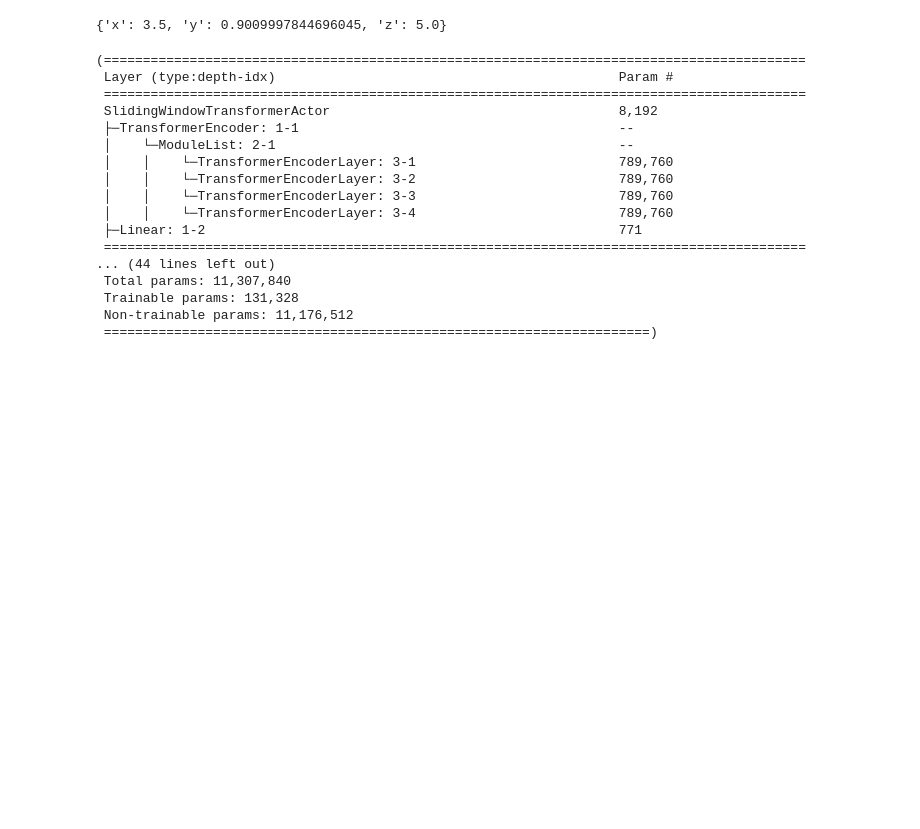
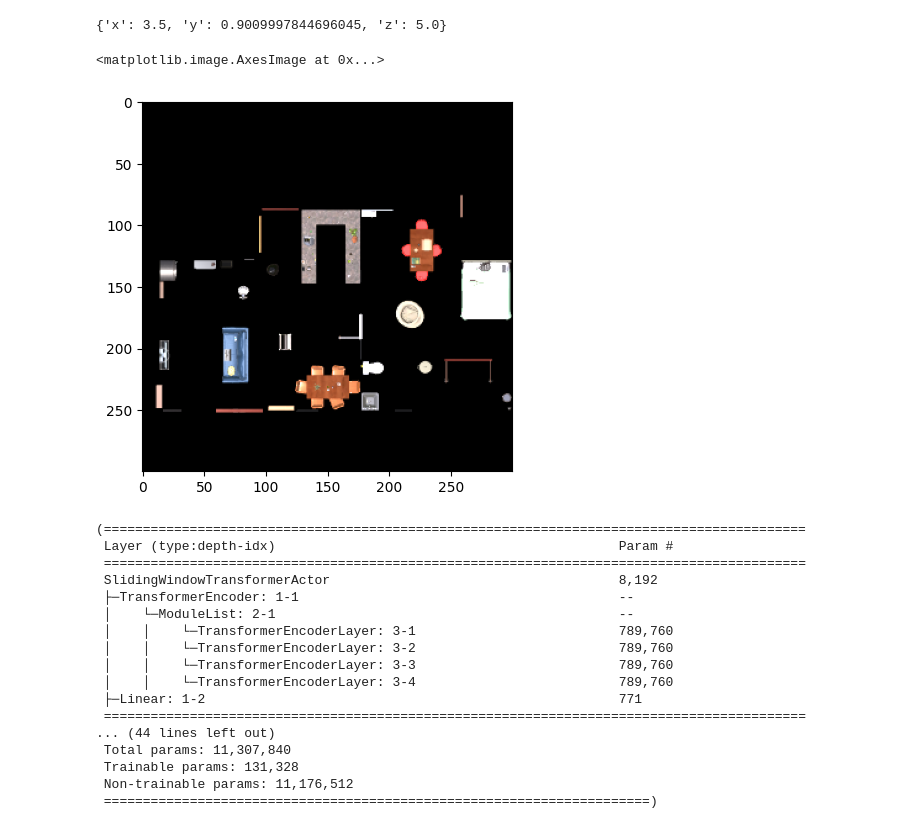
Before and after one commit to viriyadhika/NavAssistant, a Jupyter notebook: RL/inference.ipynb, the cells around one changed output. Drawn from its saved outputs; the diff is of its cells as text; code cells hidden in the pictures; blank space fills up the shorter version.

```diff
--- a/RL/inference.ipynb
+++ b/RL/inference.ipynb
@@ -49,6 +49,44 @@ event.metadata["agent"]["position"]
 from rl import PPO, ActorCritic, Env, RolloutBuffer, ClipEnv, CLIPNovelty, load_actor_critic
 from models import LSTMActor, LSTMCritic, FrozenResNetEncoder, SlidingWindowTransformerActor, SlidingWindowTransformerCritic
 from cons import MINIBATCHES, EPISODE_STEPS, FEAT_DIM, NUM_ACTIONS, DEVICE
+# %%
+# After loading the scene and stepping once:
+event = controller.step("Pass")
+
+# Extract bounding box
+bounds_meta = event.metadata.get("sceneBounds", None)
+if bounds_meta is None:
+    raise KeyError("sceneBounds metadata not found")
+
+center = bounds_meta["center"]
+size   = bounds_meta["size"]
+
+xmin = center["x"] - size["x"] / 2
+xmax = center["x"] + size["x"] / 2
+zmin = center["z"] - size["z"] / 2
+zmax = center["z"] + size["z"] / 2
+
+x_center = center["x"]
+z_center = center["z"]
+house_size = max(size["x"], size["z"]) / 2   # or size["x"]/2 if you want
+# %%
+event = controller.step(
+    action="AddThirdPartyCamera",
+    position={"x": x_center, "y": 20.0, "z": z_center},
+    rotation={"x": 90.0, "y": 0.0, "z": 0.0},
+    orthographic=True,
+    orthographicSize=house_size,
+    fieldOfView=60,
+    skyboxColor="black"
+)
+# %%
+import matplotlib.pyplot as plt
+import numpy as np
+topdown = event.third_party_camera_frames[0]
+plt.imshow(topdown)
+# %% [output]
+<matplotlib.image.AxesImage at 0x...>
+[figure, added]
 # %%
 ENTROPY_COEF = 0.05
 
```
Also changed, not shown: parts of 9 cells of this notebook.
